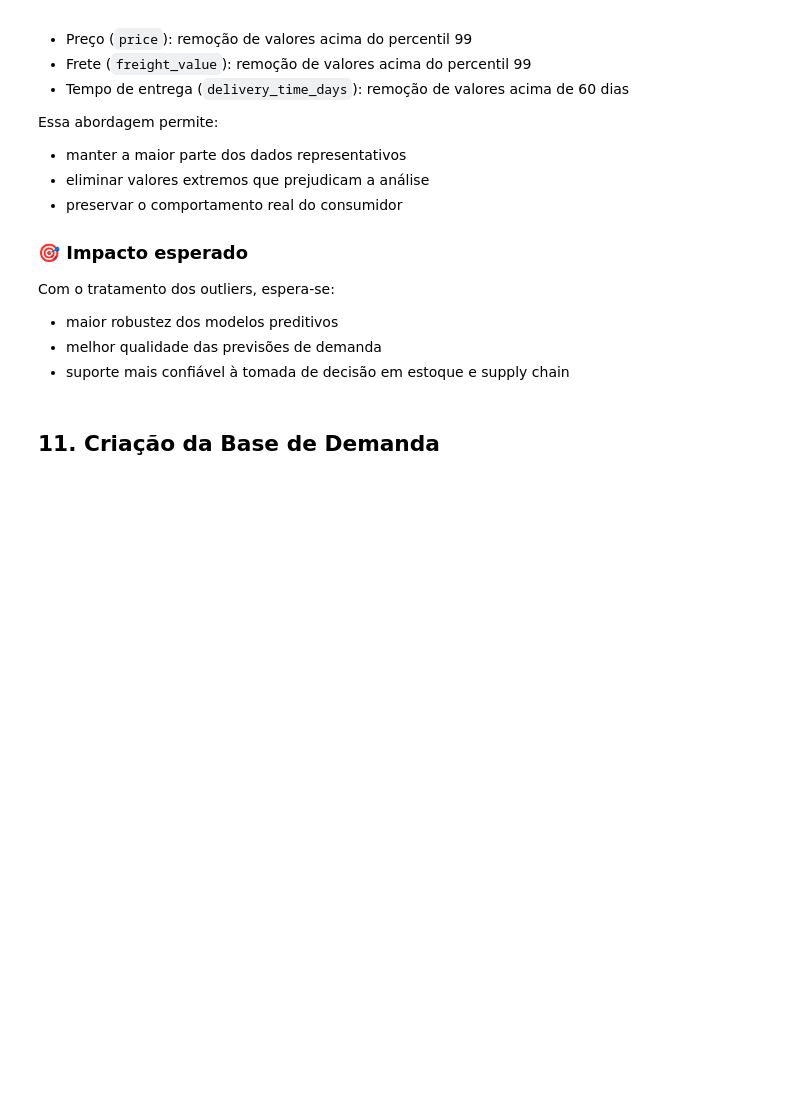
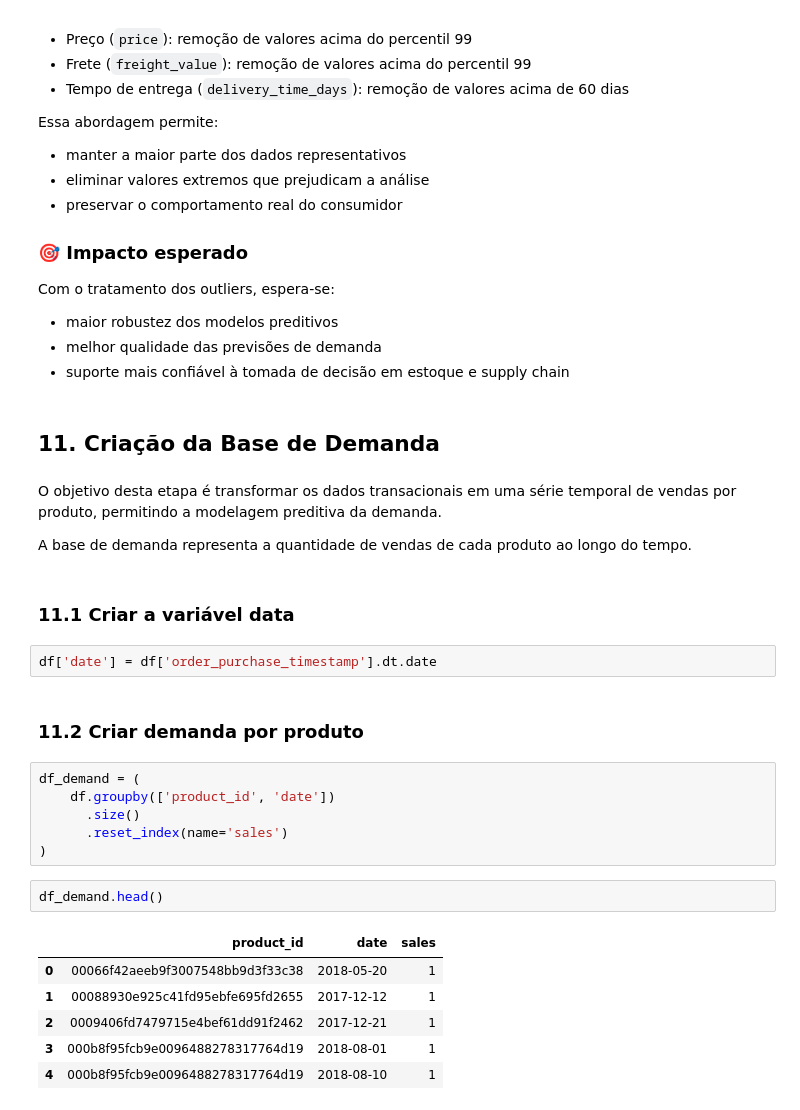
Before and after one commit to Graciliana/ADA_Elas_Tech-Sistema-Inteligente-de-Compras, a Jupyter notebook: notebooks/03_data_preparation.ipynb, the cells around one changed output. Drawn from its saved outputs; the diff is of its cells as text; blank space fills up the shorter version.

```diff
--- a/notebooks/03_data_preparation.ipynb
+++ b/notebooks/03_data_preparation.ipynb
@@ -525,3 +525,30 @@ Com o tratamento dos outliers, espera-se:
 - suporte mais confiável à tomada de decisão em estoque e supply chain
 # %% [markdown]
 ## 11. Criação da Base de Demanda
+# %% [markdown]
+
+
+O objetivo desta etapa é transformar os dados transacionais em uma série temporal de vendas por produto, permitindo a modelagem preditiva da demanda.
+
+A base de demanda representa a quantidade de vendas de cada produto ao longo do tempo.
+# %% [markdown]
+### 11.1 Criar a variável data
+# %%
+df['date'] = df['order_purchase_timestamp'].dt.date
+# %% [markdown]
+### 11.2 Criar demanda por produto
+# %%
+df_demand = (
+    df.groupby(['product_id', 'date'])
+      .size()
+      .reset_index(name='sales')
+)
+# %%
+df_demand.head()
+# %% [output]
+|  | product_id | date | sales |
+| 0 | 00066f42aeeb9f3007548bb9d3f33c38 | 2018-05-20 | 1 |
+| 1 | 00088930e925c41fd95ebfe695fd2655 | 2017-12-12 | 1 |
+| 2 | 0009406fd7479715e4bef61dd91f2462 | 2017-12-21 | 1 |
+| 3 | 000b8f95fcb9e0096488278317764d19 | 2018-08-01 | 1 |
+| 4 | 000b8f95fcb9e0096488278317764d19 | 2018-08-10 | 1 |
```
Also changed, not shown: parts of 8 cells of this notebook.
